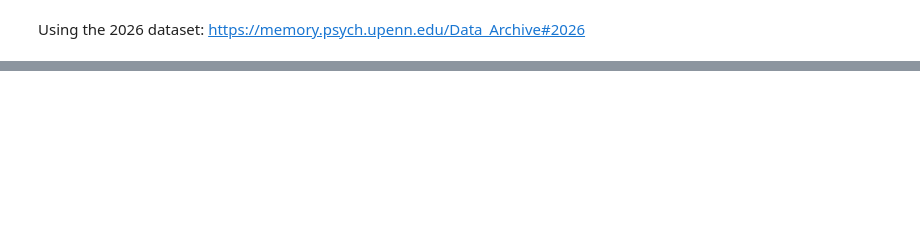
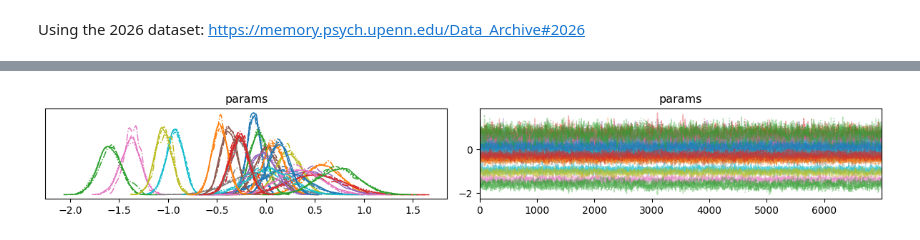
Before and after one commit to joshschnauber-rpi/Cognitive-Modeling-S26, a Jupyter notebook: project/project.ipynb, the cells around one changed output, grey strips where cells are left out. Cells and saved outputs as stored; diff of their text form; code cells hidden in the pictures; blank space fills up the shorter version.

```diff
--- a/project/project.ipynb
+++ b/project/project.ipynb
@@ -123,0 +126,5 @@ fit.summary()
+# %%
+axarr = az.plot_trace(fit.draws_xr("params"))
+plt.tight_layout()
+# %% [output]
+[figure, added]
```
Also changed, not shown: parts of 8 cells of this notebook.
